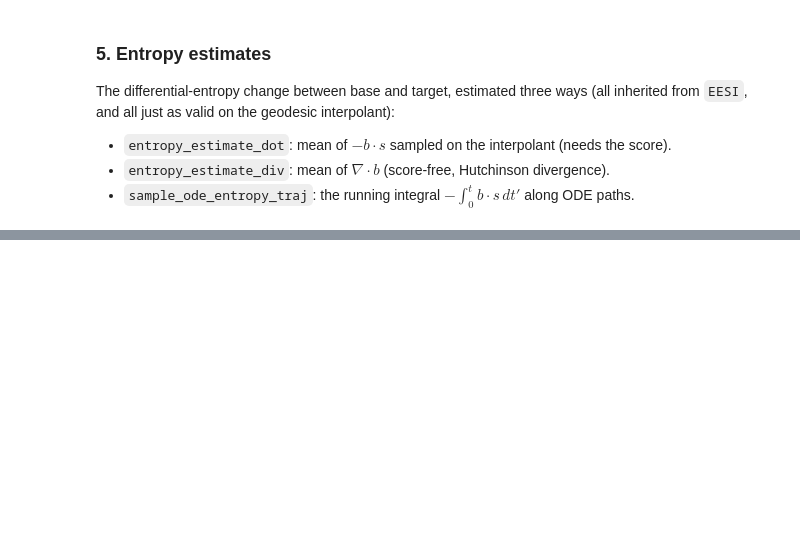
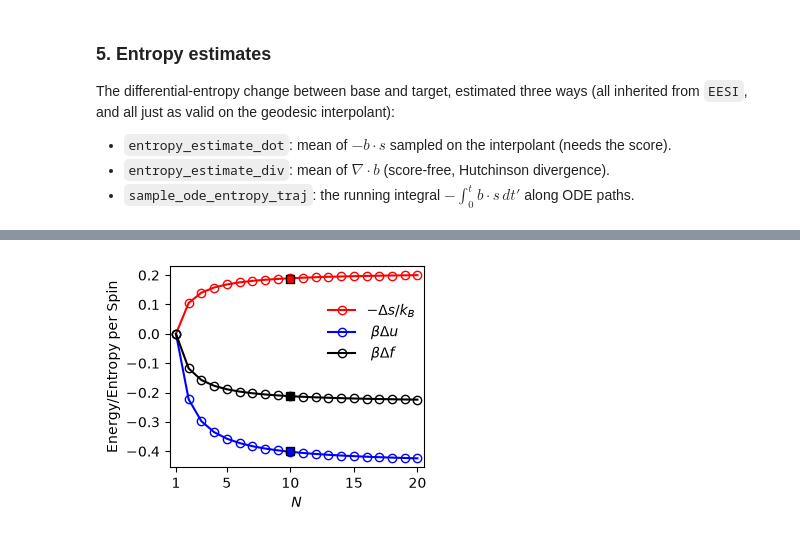
Before and after one commit to Rauscher-Group/eesi, a Jupyter notebook: experiments/XY_chain.ipynb, the cells around one changed output, grey strips where cells are left out. Cells and saved outputs as stored; diff of their text form; code cells hidden in the pictures; blank space fills up the shorter version.

```diff
--- a/experiments/XY_chain.ipynb
+++ b/experiments/XY_chain.ipynb
@@ -270,0 +273,28 @@ entropy estimate (ODE path integral): -0.1728
+# %%
+from scipy.special import iv
+Nspace = np.arange(1,21)
+
+ds = ((Nspace-1)/Nspace) * (np.log(iv(0,J))-J*(iv(1,J)/iv(0,J)))
+de = ((Nspace-1)/Nspace) * (-J*(iv(1,J)/iv(0,J)))
+df = de - ds
+plt.figure(figsize=(3.5,2.75))
+plt.plot(Nspace,-ds,'-ro',mfc='none',label=r'$-\Delta s / k_B$')
+plt.plot(Nspace,de,'-bo',mfc='none',label=r" $\beta \Delta u$")
+plt.plot(Nspace,df,'-ko',mfc='none',label=r" $\beta \Delta f$")
+
+ds_eesi = np.mean(means_dot)/N
+de_eesi = chain_energy(gen_ode).mean()/N
+df_eesi = de_eesi - ds_eesi
+
+plt.plot(10,de_eesi,'ks',mfc='b')
+plt.plot(10,-ds_eesi,'ks',mfc='r')
+plt.plot(10,df_eesi,'ks',mfc='k')
+plt.xticks([1,5,10,15,20])
+plt.xlim(0.5,20.5)
+plt.legend(frameon=False,loc=(0.6,0.5))
+plt.xlabel(r'$N$')
+plt.ylabel('Energy/Entropy per Spin')
+plt.tight_layout()
+plt.show()
+# %% [output]
+[figure, added]
```
Also changed, not shown: parts of 6 cells of this notebook.
